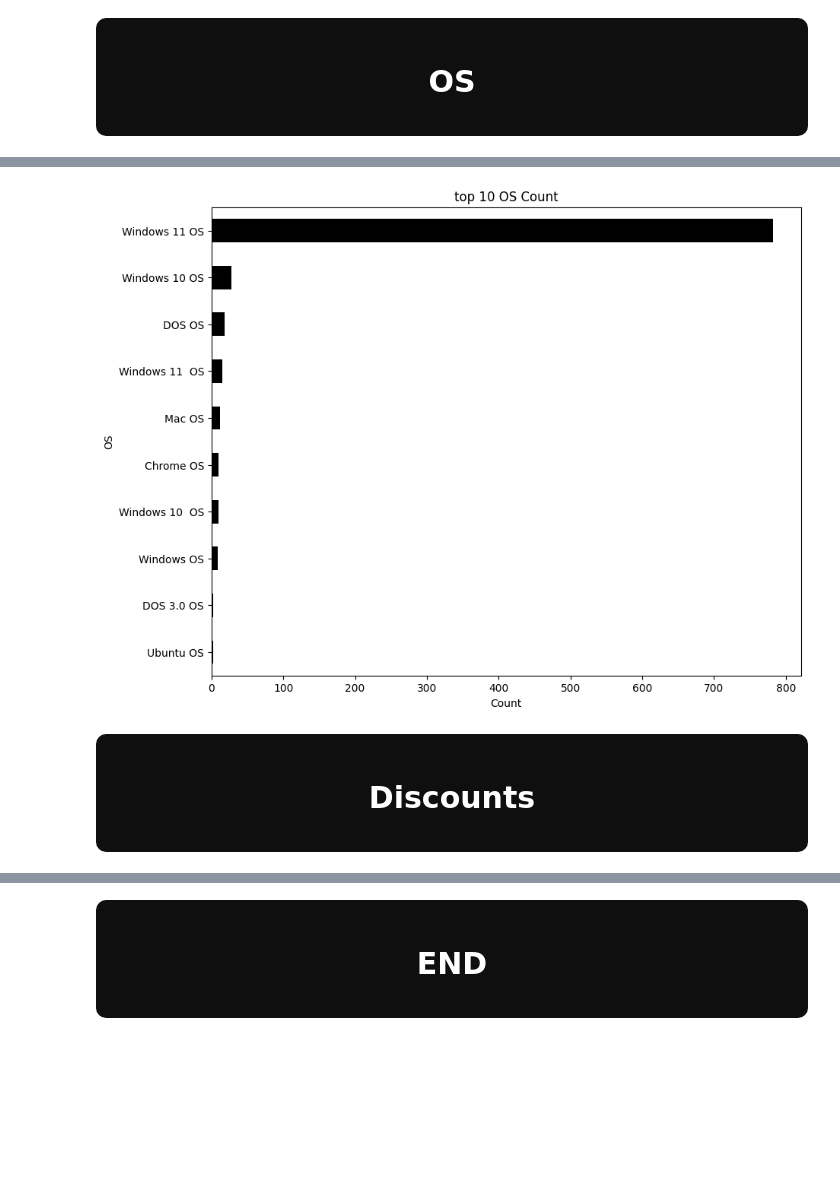
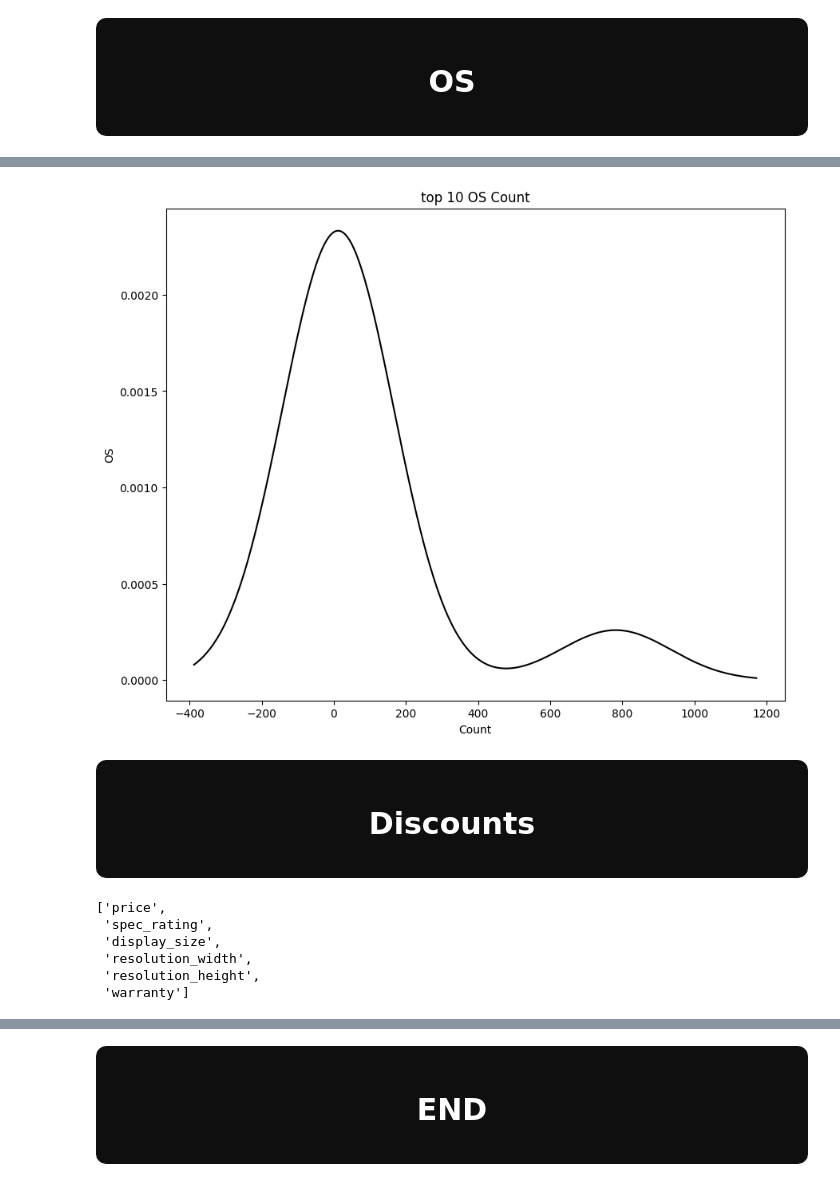
Before and after one commit to abdelstarMo66/Laptop-Price-Prediction-Visualization, a Jupyter notebook: laptop-price.ipynb, the cells around one changed output, grey strips where cells are left out. Drawn from its saved outputs; the diff is of its cells as text; code cells hidden in the pictures; blank space fills up the shorter version.

Commit message:
Kaggle Notebook | Laptop Price | Version 2

```diff
--- a/laptop-price.ipynb
+++ b/laptop-price.ipynb
@@ -418,18 +480,26 @@ os_counts = df['OS'].value_counts()
 # %%
 plt.figure(figsize=(10, 8))
-os_counts.head(10).sort_values().plot(kind='barh', color='black')
+os_counts.head(10).sort_values().plot(kind='kde', color='black')
 plt.xlabel('Count')
 plt.ylabel('OS')
 plt.title('top 10 OS Count')
 plt.show()
 # %% [output]
-[figure, old version]
+[figure, new version]
 # %% [markdown]
 <div style="background-color: #0f0f0f; padding: 20px; border-radius: 10px; box-shadow: 5px 5px 10px #888888;">
 <h1 style="color: white; font-size: 30px; font-weight: bold; text-align: center; text-shadow: 2px 2px 4px #000000;">Discounts</h1>
 </div>
 # %%
 non_object_columns = df.select_dtypes(exclude=['object']).columns.tolist()
+non_object_columns
+# %% [output]
+['price',
+ 'spec_rating',
+ 'display_size',
+ 'resolution_width',
+ 'resolution_height',
+ 'warranty']
 # %%
 for i in range(len(non_object_columns)):
     fig = px.histogram(df,
```
Also changed, not shown: parts of 12 cells of this notebook.
